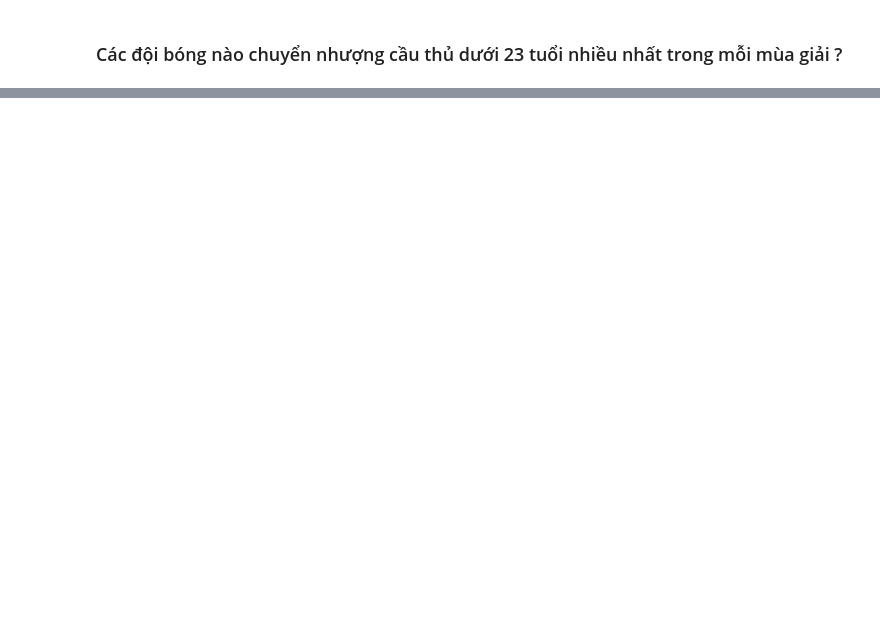
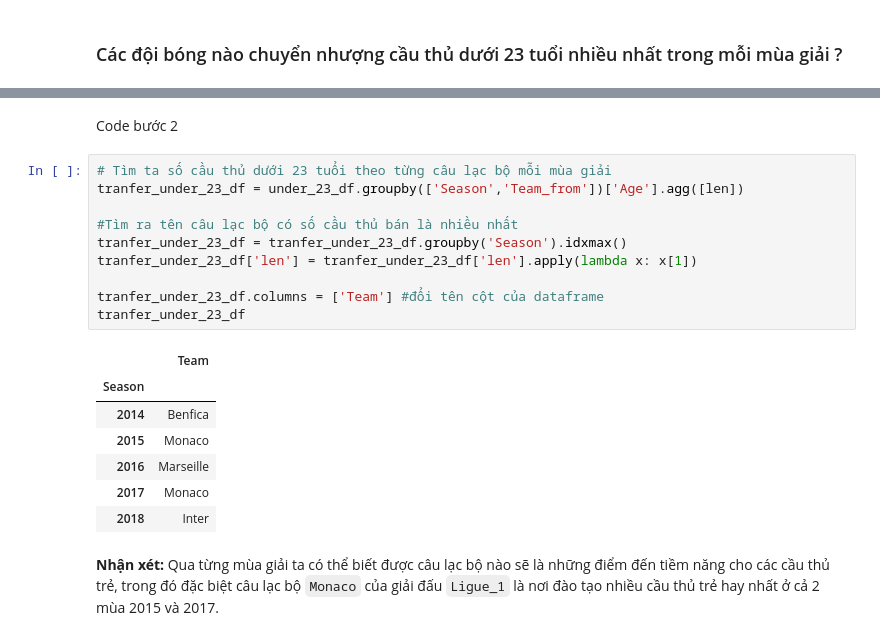
Before and after one commit to datpham2001/P4DS-CQ19-FinalProject, a Jupyter notebook: final-project.ipynb, the cells around one changed output, grey strips where cells are left out. Drawn from its saved outputs; the diff is of its cells as text; blank space fills up the shorter version.

```diff
--- a/final-project.ipynb
+++ b/final-project.ipynb
@@ -269,0 +277,22 @@ a
+# %% [markdown]
+Code bước 2
+# %%
+# Tìm ta số cầu thủ dưới 23 tuổi theo từng câu lạc bộ mỗi mùa giải
+tranfer_under_23_df = under_23_df.groupby(['Season','Team_from'])['Age'].agg([len])
+
+#Tìm ra tên câu lạc bộ có số cầu thủ bán là nhiều nhất
+tranfer_under_23_df = tranfer_under_23_df.groupby('Season').idxmax()
+tranfer_under_23_df['len'] = tranfer_under_23_df['len'].apply(lambda x: x[1])
+
+tranfer_under_23_df.columns = ['Team'] #đổi tên cột của dataframe
+tranfer_under_23_df
+# %% [output]
+|  | Team |
+| Season |  |
+| 2014 | Benfica |
+| 2015 | Monaco |
+| 2016 | Marseille |
+| 2017 | Monaco |
+| 2018 | Inter |
+# %% [markdown]
+**Nhận xét:** Qua từng mùa giải ta có thể biết được câu lạc bộ nào sẽ là những điểm đến tiềm năng cho các cầu thủ trẻ, trong đó đặc biệt câu lạc bộ `Monaco` của giải đấu `Ligue_1` là nơi đào tạo nhiều cầu thủ trẻ hay nhất ở cả 2 mùa 2015 và 2017.
```
Also changed, not shown: parts of 5 cells of this notebook.
